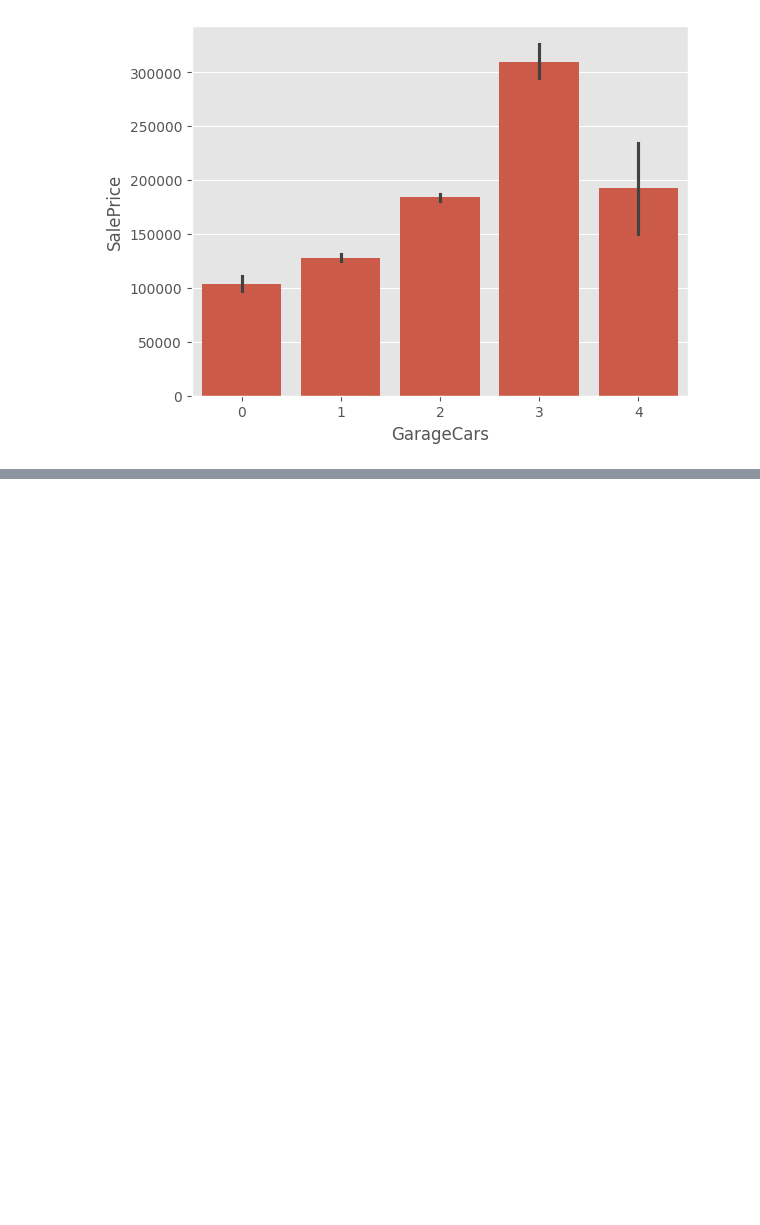
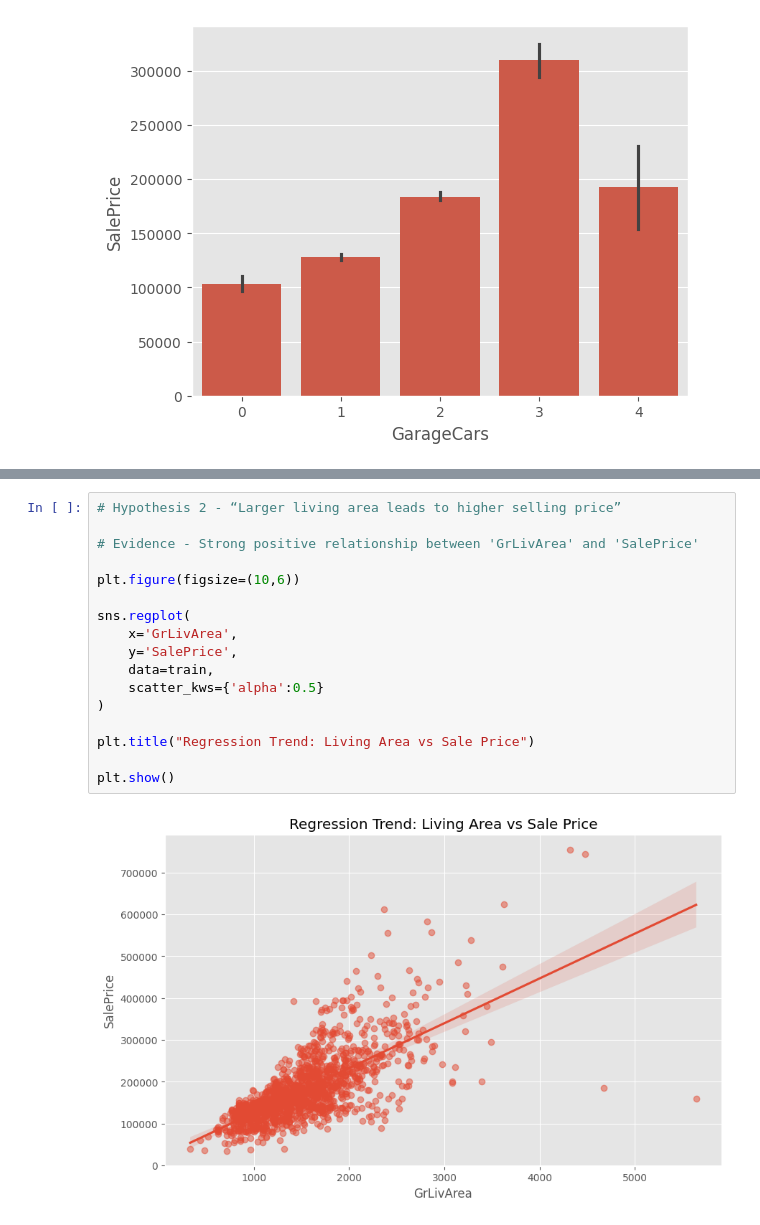
Before and after one commit to samplewave-51bit/house-price-prediction, a Jupyter notebook: notebook/eda.ipynb, the cells around one changed output, grey strips where cells are left out. Saved outputs shown, nothing was run; the diff lists cells and outputs as text; blank space fills up the shorter version.

```diff
--- a/notebook/eda.ipynb
+++ b/notebook/eda.ipynb
@@ -252,0 +275,19 @@ plt.show()
+# %%
+# Hypothesis 2 - “Larger living area leads to higher selling price”
+
+# Evidence - Strong positive relationship between 'GrLivArea' and 'SalePrice'
+
+plt.figure(figsize=(10,6))
+
+sns.regplot(
+    x='GrLivArea',
+    y='SalePrice',
+    data=train,
+    scatter_kws={'alpha':0.5}
+)
+
+plt.title("Regression Trend: Living Area vs Sale Price")
+
+plt.show()
+# %% [output]
+[figure, added]
```
Also changed, not shown: parts of 6 cells of this notebook.
